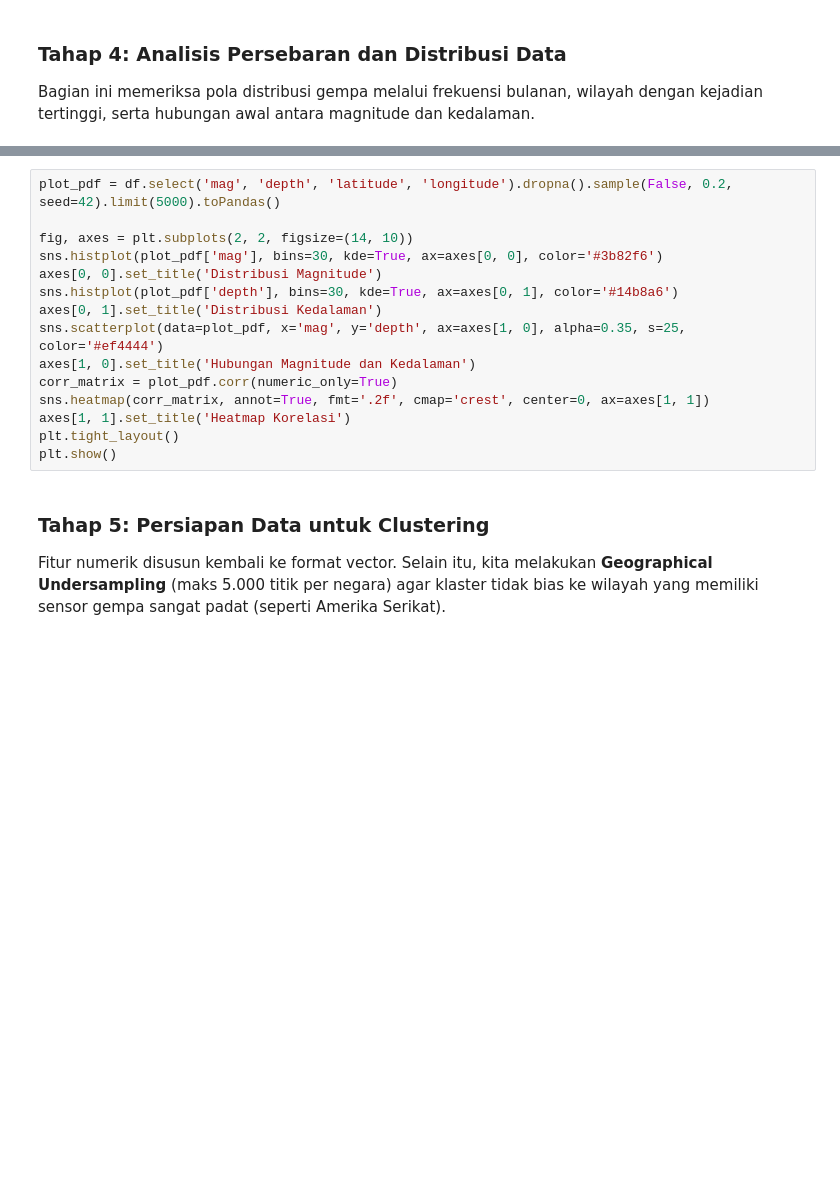
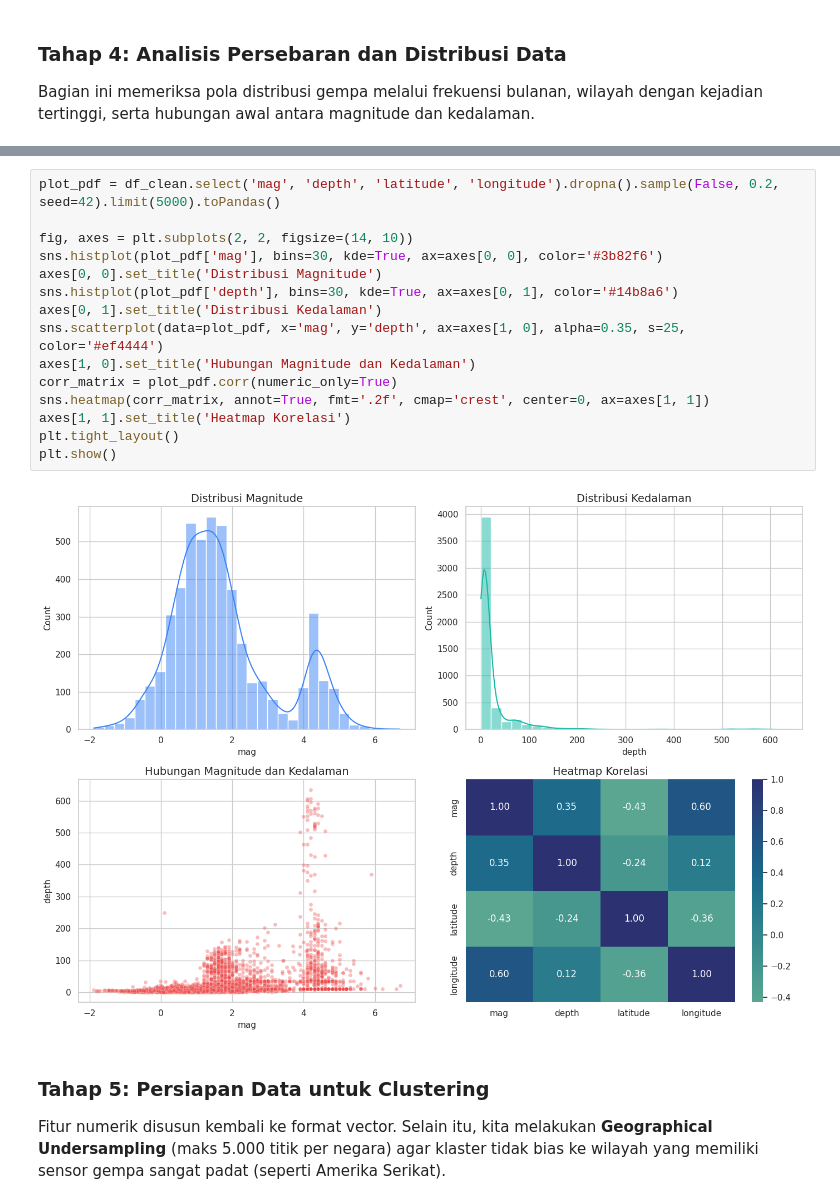
Before and after one commit to yudnata/big-data-earthquake, a Jupyter notebook: notebooks/03_data_analysis.ipynb, the cells around one changed output, grey strips where cells are left out. Saved outputs shown, nothing was run; the diff lists cells and outputs as text; blank space fills up the shorter version.

```diff
--- a/notebooks/03_data_analysis.ipynb
+++ b/notebooks/03_data_analysis.ipynb
@@ -141,18 +250,20 @@ plt.show()
 # %%
-plot_pdf = df.select('mag', 'depth', 'latitude', 'longitude').dropna().sample(False, 0.2, seed=42).limit(5000).toPandas()
+plot_pdf = df_clean.select('mag', 'depth', 'latitude', 'longitude').dropna().sample(False, 0.2, seed=42).limit(5000).toPandas()
 
 fig, axes = plt.subplots(2, 2, figsize=(14, 10))
 sns.histplot(plot_pdf['mag'], bins=30, kde=True, ax=axes[0, 0], color='#3b82f6')
 axes[0, 0].set_title('Distribusi Magnitude')
 sns.histplot(plot_pdf['depth'], bins=30, kde=True, ax=axes[0, 1], color='#14b8a6')
 axes[0, 1].set_title('Distribusi Kedalaman')
 sns.scatterplot(data=plot_pdf, x='mag', y='depth', ax=axes[1, 0], alpha=0.35, s=25, color='#ef4444')
 axes[1, 0].set_title('Hubungan Magnitude dan Kedalaman')
 corr_matrix = plot_pdf.corr(numeric_only=True)
 sns.heatmap(corr_matrix, annot=True, fmt='.2f', cmap='crest', center=0, ax=axes[1, 1])
 axes[1, 1].set_title('Heatmap Korelasi')
 plt.tight_layout()
 plt.show()
+# %% [output]
+[figure, added]
 # %% [markdown]
 ### Tahap 5: Persiapan Data untuk Clustering
 Fitur numerik disusun kembali ke format vector. Selain itu, kita melakukan **Geographical Undersampling** (maks 5.000 titik per negara) agar klaster tidak bias ke wilayah yang memiliki sensor gempa sangat padat (seperti Amerika Serikat).
```
Also changed, not shown: parts of 15 cells of this notebook.
